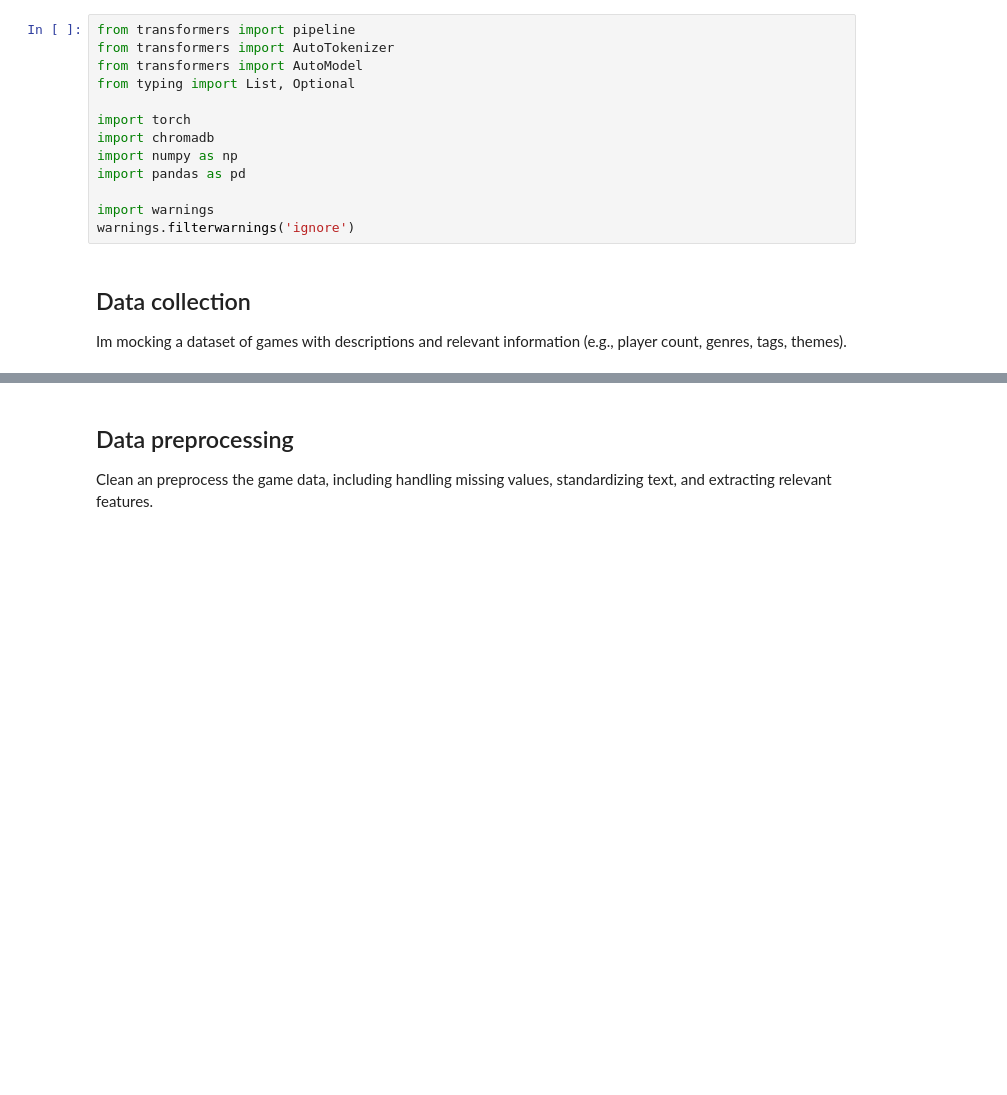
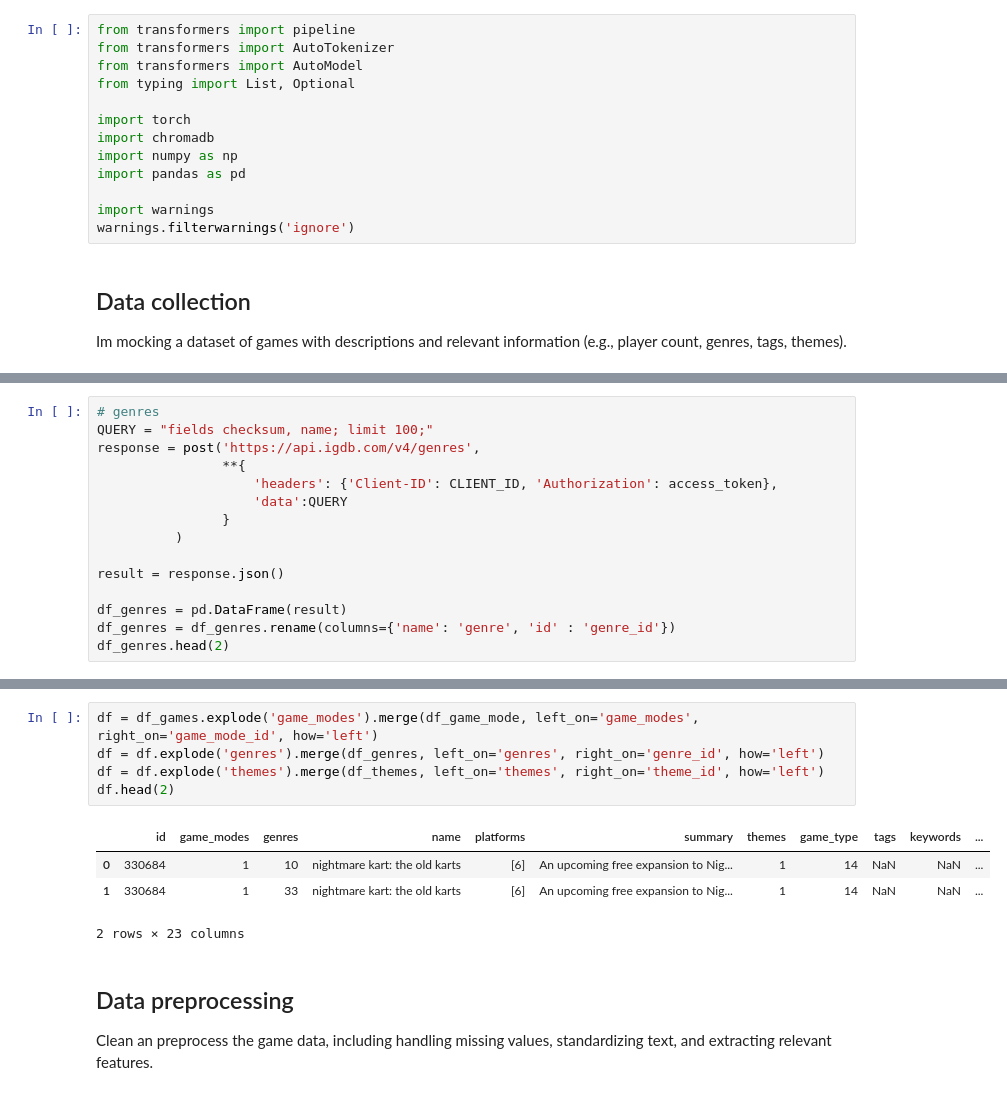
Before and after one commit to bivar/llm_studies, a Jupyter notebook: RAG_Study.ipynb, the cells around one changed output, grey strips where cells are left out. Saved outputs shown, nothing was run; the diff lists cells and outputs as text; blank space fills up the shorter version.

```diff
--- a/RAG_Study.ipynb
+++ b/RAG_Study.ipynb
@@ -74,0 +99,15 @@ display(df_games.head())
+# %%
+# genres
+QUERY = "fields checksum, name; limit 100;"
+response = post('https://api.igdb.com/v4/genres',
+                **{
+                    'headers': {'Client-ID': CLIENT_ID, 'Authorization': access_token},
+                    'data':QUERY
+                }
+          )
+
+result = response.json()
+
+df_genres = pd.DataFrame(result)
+df_genres = df_genres.rename(columns={'name': 'genre', 'id' : 'genre_id'})
+df_genres.head(2)
@@ -75,3 +137,13 @@ display(df_games.head())
+# %%
+df = df_games.explode('game_modes').merge(df_game_mode, left_on='game_modes', right_on='game_mode_id', how='left')
+df = df.explode('genres').merge(df_genres, left_on='genres', right_on='genre_id', how='left')
+df = df.explode('themes').merge(df_themes, left_on='themes', right_on='theme_id', how='left')
+df.head(2)
+# %% [output]
+|  | id | game_modes | genres | name | platforms | summary | themes | game_type | tags | keywords | ... |
+| 0 | 330684 | 1 | 10 | nightmare kart: the old karts | [6] | An upcoming free expansion to Nig... | 1 | 14 | NaN | NaN | ... |
+| 1 | 330684 | 1 | 33 | nightmare kart: the old karts | [6] | An upcoming free expansion to Nig... | 1 | 14 | NaN | NaN | ... |
+2 rows × 23 columns
 # %% [markdown]
 ## Data preprocessing
 
```
Also changed, not shown: parts of 16 cells of this notebook.
